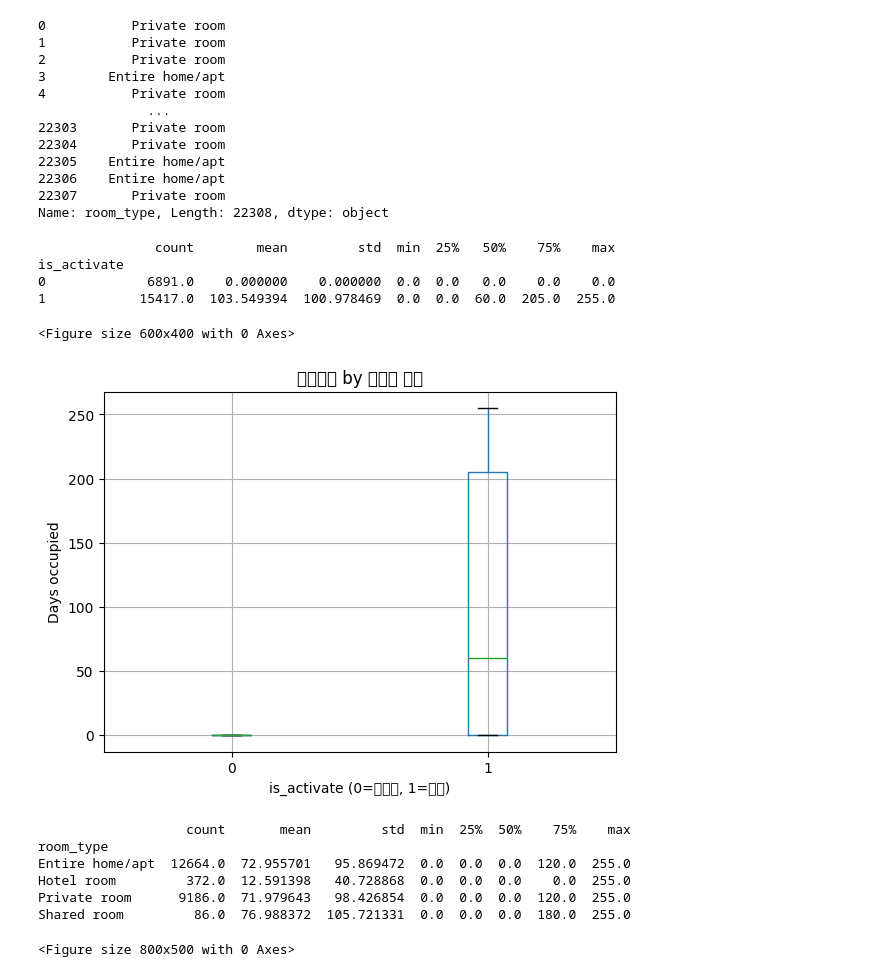
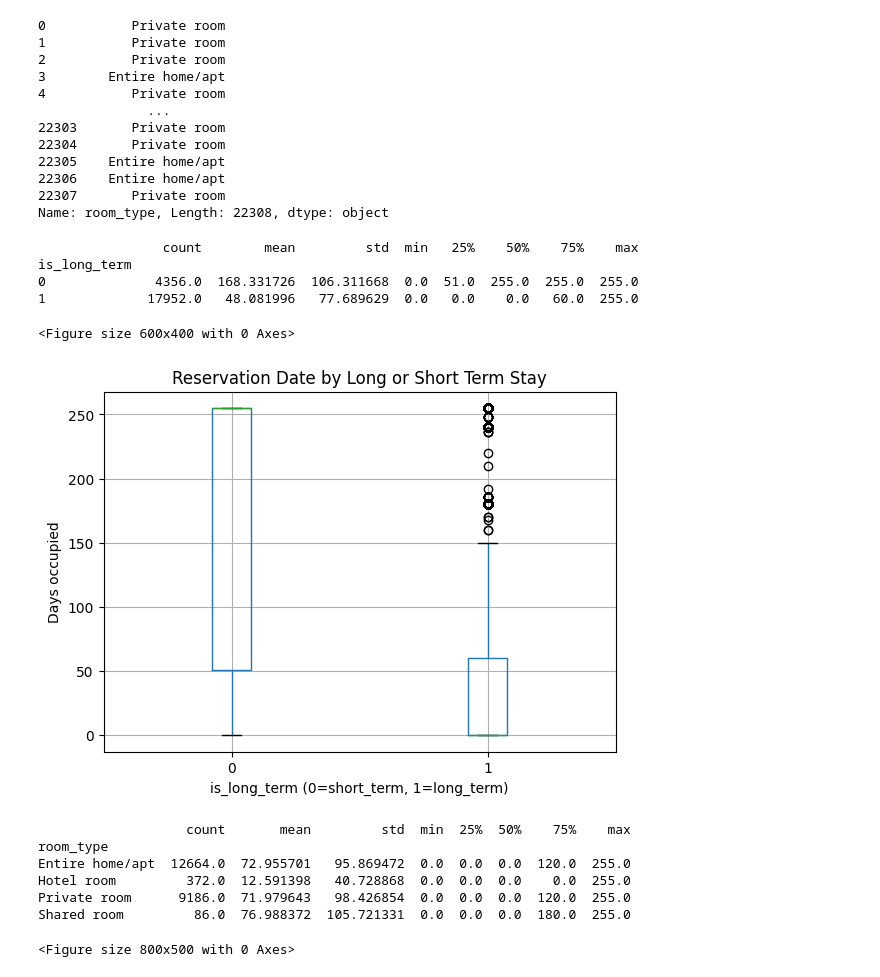
Before and after one commit to jiwon512/advanced_project, a Jupyter notebook: jiwon_project/2.eda/occupancy.ipynb, the cells around one changed output. Cells and saved outputs as stored; diff of their text form; code cells hidden in the pictures.

```diff
--- a/jiwon_project/2.eda/occupancy.ipynb
+++ b/jiwon_project/2.eda/occupancy.ipynb
@@ -443,40 +443,40 @@ Name: room_type, Length: 22308, dtype: object
 # %%
 import pandas as pd
 import matplotlib.pyplot as plt
 
 TARGET = "estimated_occupancy_l365d"
 
-# 1‑1. is_activate 그룹별 요약
-print(df.groupby("is_activate")[TARGET].describe())
+# 1‑1. is_long_term 그룹별 요약
+print(df.groupby("is_long_term")[TARGET].describe())
 
 # 박스플롯
 plt.figure(figsize=(6,4))
-df.boxplot(column=TARGET, by="is_activate")
-plt.title("예약일수 by 활성화 여부")
+df.boxplot(column=TARGET, by="is_long_term")
+plt.title("Reservation Date by Long or Short Term Stay")
 plt.suptitle("")
-plt.xlabel("is_activate (0=비활성, 1=활성)")
+plt.xlabel("is_long_term (0=short_term, 1=long_term)")
 plt.ylabel("Days occupied")
 plt.show()
 
 # 1‑2. room_type 그룹별 요약
 # (원핫된 컬럼이 아니라, raw 컬럼이 있어야 합니다)
 print(df.groupby('room_type')[TARGET].describe())
 
 plt.figure(figsize=(8,5))
 df.boxplot(column=TARGET, by="room_type")
 plt.xticks(rotation=30)
-plt.title("예약일수 by 룸타입")
+plt.title("Reservation Date by Room Type")
 plt.suptitle("")
 plt.xlabel("Room type")
 plt.ylabel("Days occupied")
 plt.show()
 # %% [output]
-               count        mean         std  min  25%   50%    75%    max
-is_activate
-0             6891.0    0.000000    0.000000  0.0  0.0   0.0    0.0    0.0
-1            15417.0  103.549394  100.978469  0.0  0.0  60.0  205.0  255.0
+                count        mean         std  min   25%    50%    75%    max
+is_long_term
+0              4356.0  168.331726  106.311668  0.0  51.0  255.0  255.0  255.0
+1             17952.0   48.081996   77.689629  0.0   0.0    0.0   60.0  255.0
 <Figure size 600x400 with 0 Axes>
-[figure, old version]
+[figure, new version]
                    count       mean         std  min  25%  50%    75%    max
 room_type
 Entire home/apt  12664.0  72.955701   95.869472  0.0  0.0  0.0  120.0  255.0
```
Also changed, not shown: parts of 1 cell of this notebook, 3 other files.
